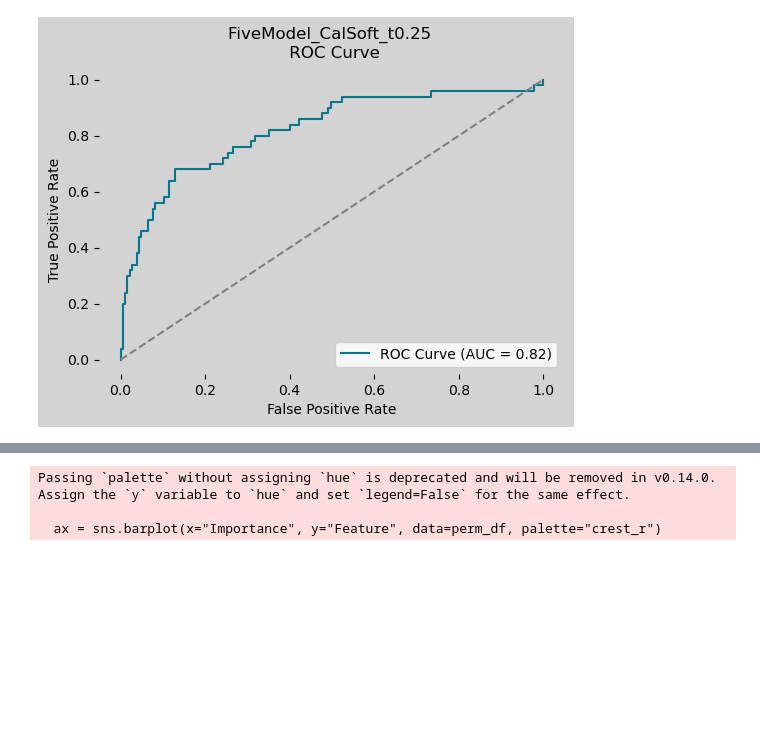
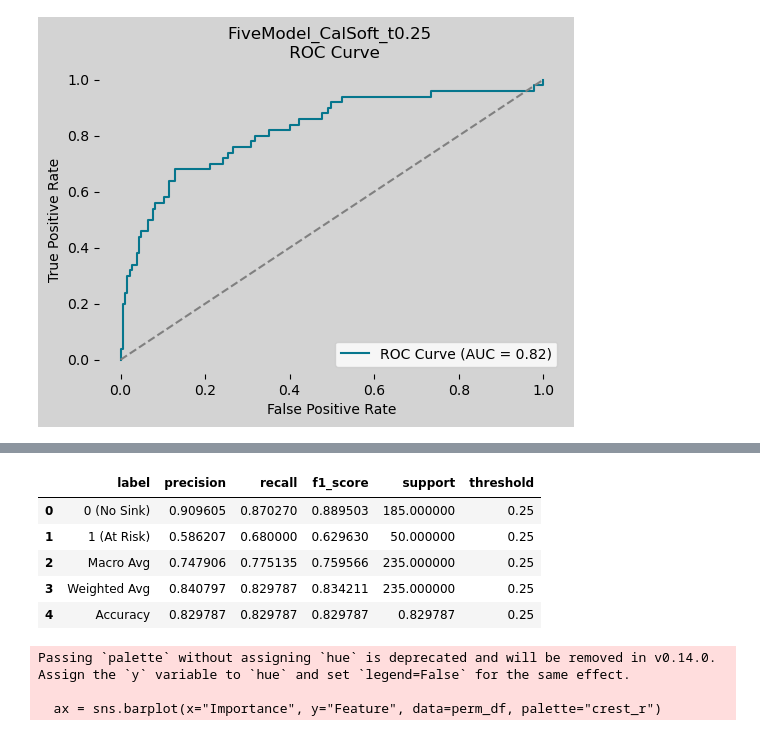
Before and after one commit to MAP9900/Convoy-Predictor-Project, a Jupyter notebook: notebooks/models/Results.ipynb, the cells around one changed output, grey strips where cells are left out. Saved outputs shown, nothing was run; the diff lists cells and outputs as text; code cells hidden in the pictures; blank space fills up the shorter version.

```diff
--- a/notebooks/models/Results.ipynb
+++ b/notebooks/models/Results.ipynb
@@ -192,3 +194,30 @@ plot_confusion_matrix(cm, model_name=model_name, class_labels=[0, 1])
+# %%
+#Classification Report at Final Operating Threshold (t=0.25)
+classification_report_df, classification_report_dict = classification_report_at_threshold(
+    y_true=y_test,
+    y_proba=y_proba,
+    threshold=0.25,
+)
+
+label_display = {
+    '0': '0 (No Sink)',
+    '1': '1 (At Risk)',
+    'macro avg': 'Macro Avg',
+    'weighted avg': 'Weighted Avg',
+    'accuracy': 'Accuracy',
+}
+
+classification_report_df['label'] = classification_report_df['label'].map(
+    lambda x: label_display.get(x, x)
+)
+classification_report_df
+# %% [output]
+|  | label | precision | recall | f1_score | support | threshold |
+| 0 | 0 (No Sink) | 0.909605 | 0.870270 | 0.889503 | 185.000000 | 0.25 |
+| 1 | 1 (At Risk) | 0.586207 | 0.680000 | 0.629630 | 50.000000 | 0.25 |
+| 2 | Macro Avg | 0.747906 | 0.775135 | 0.759566 | 235.000000 | 0.25 |
+| 3 | Weighted Avg | 0.840797 | 0.829787 | 0.834211 | 235.000000 | 0.25 |
+| 4 | Accuracy | 0.829787 | 0.829787 | 0.829787 | 0.829787 | 0.25 |
 # %%
 #Permutation Importance
 perm_df = plot_permutation_importance(
```
Also changed, not shown: parts of 6 cells of this notebook, 38 other files.
